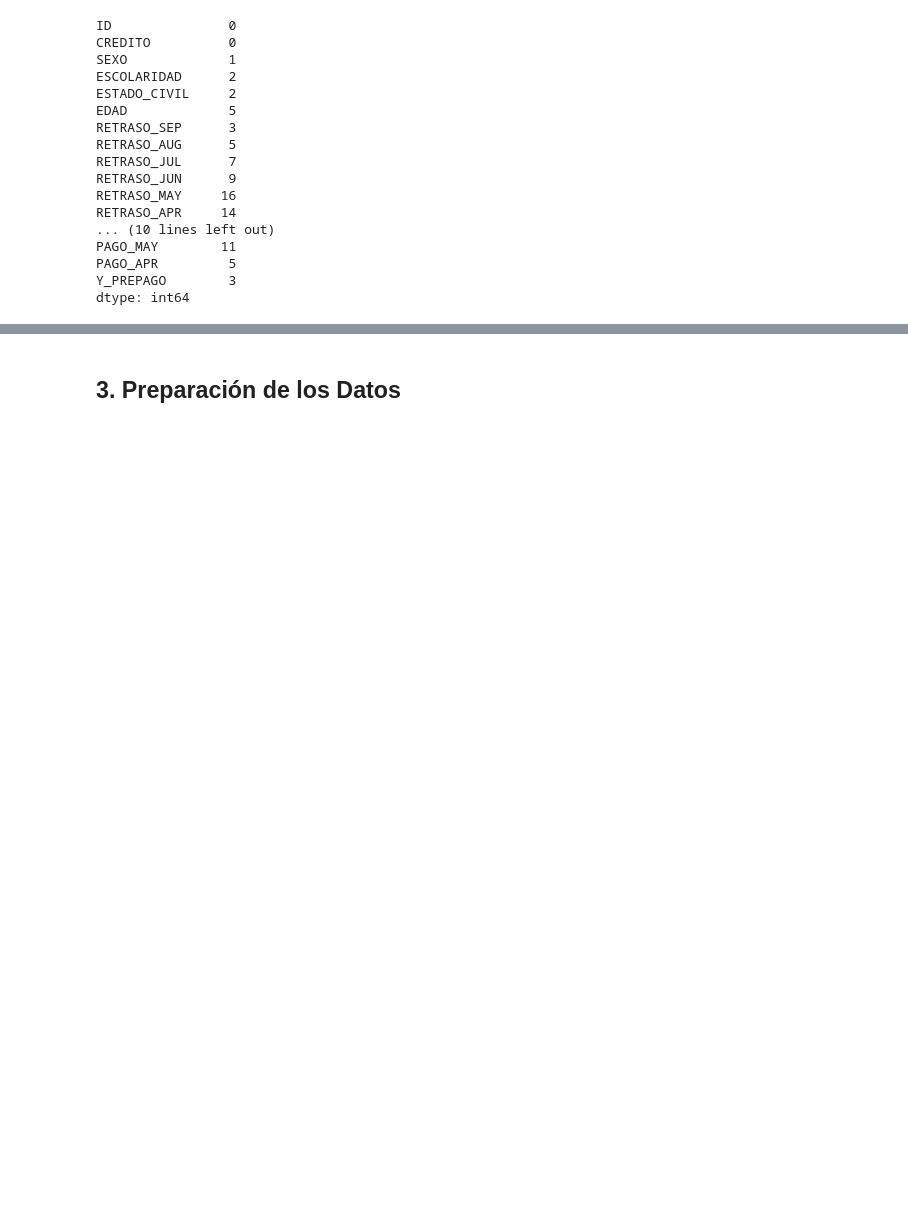
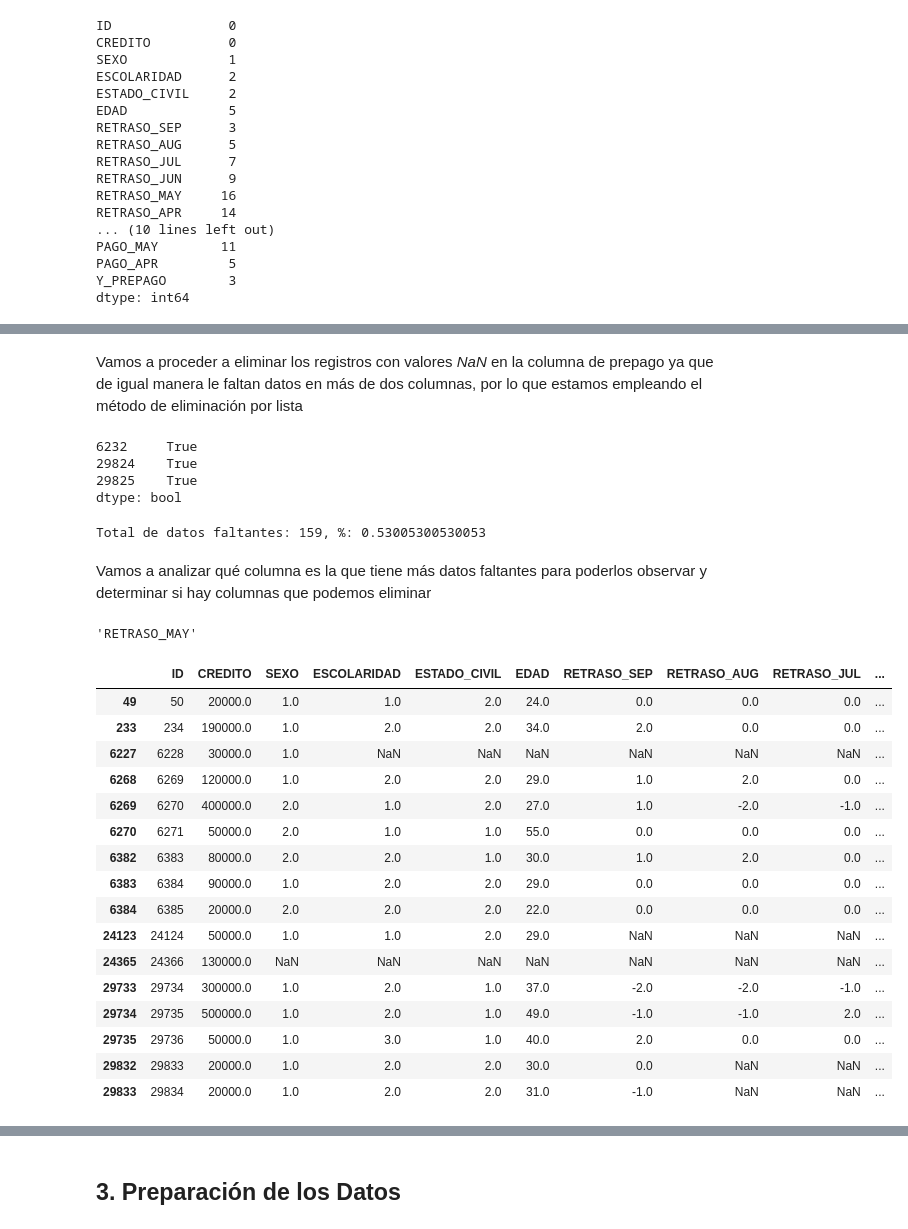
Before and after one commit to PosgradoMNA/actividades-de-aprendizaje-armandoBringas-a01200230, a Jupyter notebook: Activity_week_3/Week_3-Activity_1/Actividad-1.ipynb, the cells around one changed output, grey strips where cells are left out. Saved outputs shown, nothing was run; the diff lists cells and outputs as text; code cells hidden in the pictures; blank space fills up the shorter version.

```diff
--- a/Activity_week_3/Week_3-Activity_1/Actividad-1.ipynb
+++ b/Activity_week_3/Week_3-Activity_1/Actividad-1.ipynb
@@ -250,0 +267,50 @@ df[df['Y_PREPAGO'].isna()]
+# %% [markdown]
+Vamos a proceder a eliminar los registros con valores _NaN_ en la columna de prepago ya que de igual manera le faltan datos en más de dos columnas, por lo que estamos empleando el método de eliminación por lista
+# %%
+# Registros a los que les faltan más de dos valores con respecto al dataset anterior
+
+thresh = 2
+df_NaN.count(1) >= thresh
+# %% [output]
+6232     True
+29824    True
+29825    True
+dtype: bool
+# %%
+# Remover datos faltantes en columna 'Y_PREPAGO'
+
+df = df[df['Y_PREPAGO'].notna()]
+imprimir_datos_faltantes(df)
+# %% [output]
+Total de datos faltantes: 159, %: 0.53005300530053
+# %% [markdown]
+Vamos a analizar qué columna es la que tiene más datos faltantes para poderlos observar y determinar si hay columnas que podemos eliminar
+# %%
+# Empleamos el método 'idxmin()' para obtener la columna con mayor datos faltantes
+
+df.count().idxmin()
+# %% [output]
+'RETRASO_MAY'
+# %%
+# Observemos el dataframe filtrando los datos faltantes de la columna 'RETRASO_MAY'
+
+df_NaN = df[df['RETRASO_MAY'].isna()]
+df_NaN
+# %% [output]
+|  | ID | CREDITO | SEXO | ESCOLARIDAD | ESTADO_CIVIL | EDAD | RETRASO_SEP | RETRASO_AUG | RETRASO_JUL | ... |
+| 49 | 50 | 20000.0 | 1.0 | 1.0 | 2.0 | 24.0 | 0.0 | 0.0 | 0.0 | ... |
+| 233 | 234 | 190000.0 | 1.0 | 2.0 | 2.0 | 34.0 | 2.0 | 0.0 | 0.0 | ... |
+| 6227 | 6228 | 30000.0 | 1.0 | NaN | NaN | NaN | NaN | NaN | NaN | ... |
+| 6268 | 6269 | 120000.0 | 1.0 | 2.0 | 2.0 | 29.0 | 1.0 | 2.0 | 0.0 | ... |
+| 6269 | 6270 | 400000.0 | 2.0 | 1.0 | 2.0 | 27.0 | 1.0 | -2.0 | -1.0 | ... |
+| 6270 | 6271 | 50000.0 | 2.0 | 1.0 | 1.0 | 55.0 | 0.0 | 0.0 | 0.0 | ... |
+| 6382 | 6383 | 80000.0 | 2.0 | 2.0 | 1.0 | 30.0 | 1.0 | 2.0 | 0.0 | ... |
+| 6383 | 6384 | 90000.0 | 1.0 | 2.0 | 2.0 | 29.0 | 0.0 | 0.0 | 0.0 | ... |
+| 6384 | 6385 | 20000.0 | 2.0 | 2.0 | 2.0 | 22.0 | 0.0 | 0.0 | 0.0 | ... |
+| 24123 | 24124 | 50000.0 | 1.0 | 1.0 | 2.0 | 29.0 | NaN | NaN | NaN | ... |
+| 24365 | 24366 | 130000.0 | NaN | NaN | NaN | NaN | NaN | NaN | NaN | ... |
+| 29733 | 29734 | 300000.0 | 1.0 | 2.0 | 1.0 | 37.0 | -2.0 | -2.0 | -1.0 | ... |
+| 29734 | 29735 | 500000.0 | 1.0 | 2.0 | 1.0 | 49.0 | -1.0 | -1.0 | 2.0 | ... |
+| 29735 | 29736 | 50000.0 | 1.0 | 3.0 | 1.0 | 40.0 | 2.0 | 0.0 | 0.0 | ... |
+| 29832 | 29833 | 20000.0 | 1.0 | 2.0 | 2.0 | 30.0 | 0.0 | NaN | NaN | ... |
+| 29833 | 29834 | 20000.0 | 1.0 | 2.0 | 2.0 | 31.0 | -1.0 | NaN | NaN | ... |
```
Also changed, not shown: parts of 57 cells of this notebook.
